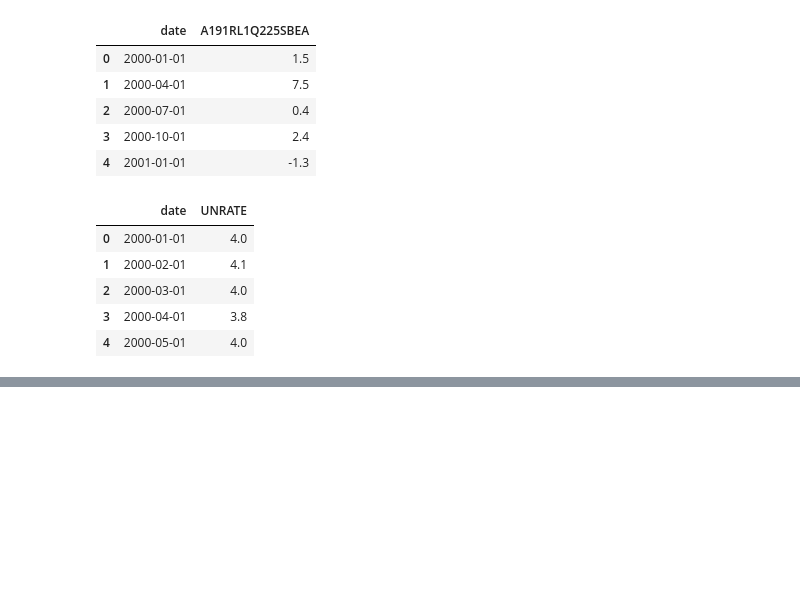
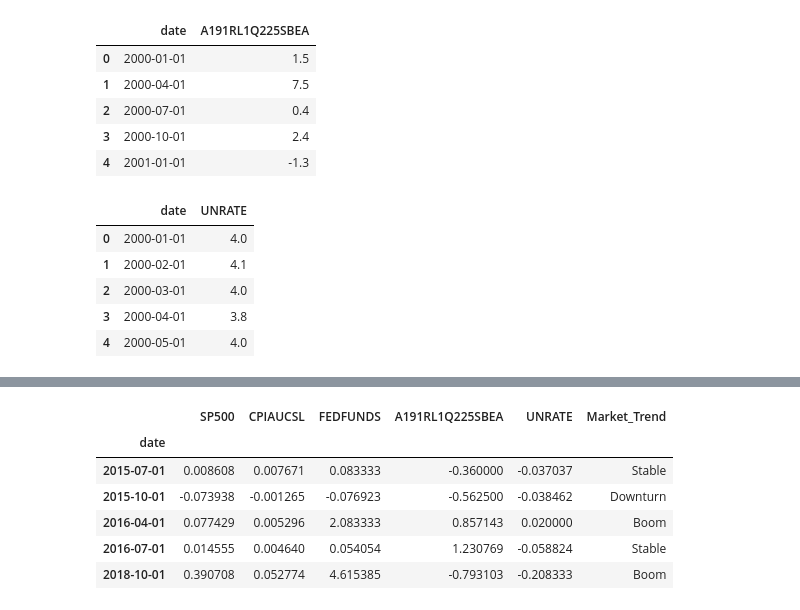
Before and after one commit to sadiq937/Shaik_DM, a Jupyter notebook: PS4.ipynb, the cells around one changed output, grey strips where cells are left out. Drawn from its saved outputs; the diff is of its cells as text; code cells hidden in the pictures; blank space fills up the shorter version.

```diff
--- a/PS4.ipynb
+++ b/PS4.ipynb
@@ -132,0 +131,4 @@ df
+# %%
+# Compute percentage changes
+pct_change_df = macro_df.pct_change().dropna()
+pct_change_df.head()
@@ -132,0 +155,20 @@ df
+# %%
+# Categorizing market trends
+def categorize_market(value):
+    if value > 0.02:
+        return "Boom"
+    elif value < -0.02:
+        return "Downturn"
+    else:
+        return "Stable"
+
+pct_change_df["Market_Trend"] = pct_change_df["SP500"].apply(categorize_market)
+pct_change_df.head()
+# %% [output]
+|  | SP500 | CPIAUCSL | FEDFUNDS | A191RL1Q225SBEA | UNRATE | Market_Trend |
+| date |  |  |  |  |  |  |
+| 2015-07-01 | 0.008608 | 0.007671 | 0.083333 | -0.360000 | -0.037037 | Stable |
+| 2015-10-01 | -0.073938 | -0.001265 | -0.076923 | -0.562500 | -0.038462 | Downturn |
+| 2016-04-01 | 0.077429 | 0.005296 | 2.083333 | 0.857143 | 0.020000 | Boom |
+| 2016-07-01 | 0.014555 | 0.004640 | 0.054054 | 1.230769 | -0.058824 | Stable |
+| 2018-10-01 | 0.390708 | 0.052774 | 4.615385 | -0.793103 | -0.208333 | Boom |
```
Also changed, not shown: parts of 10 cells of this notebook.
